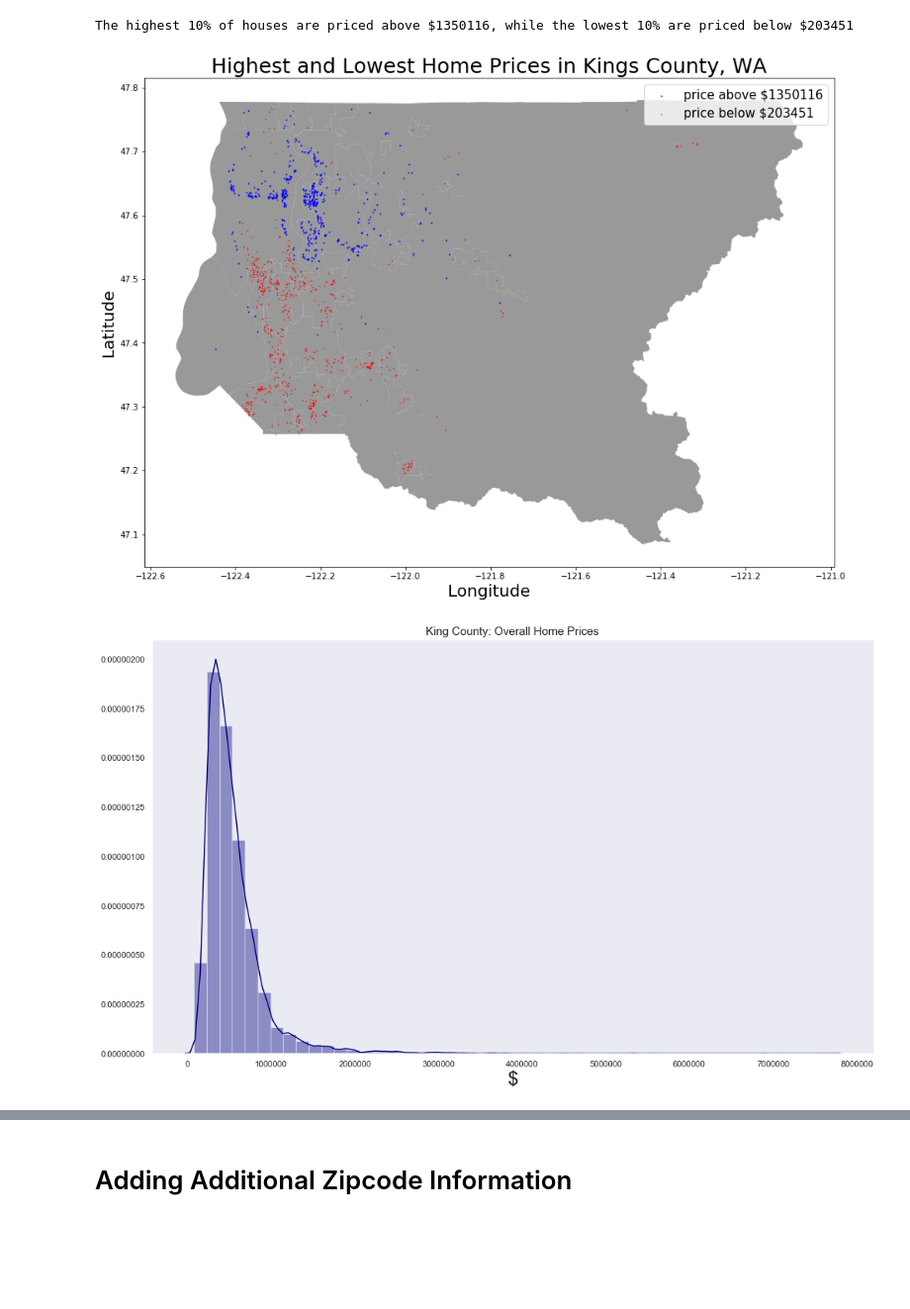
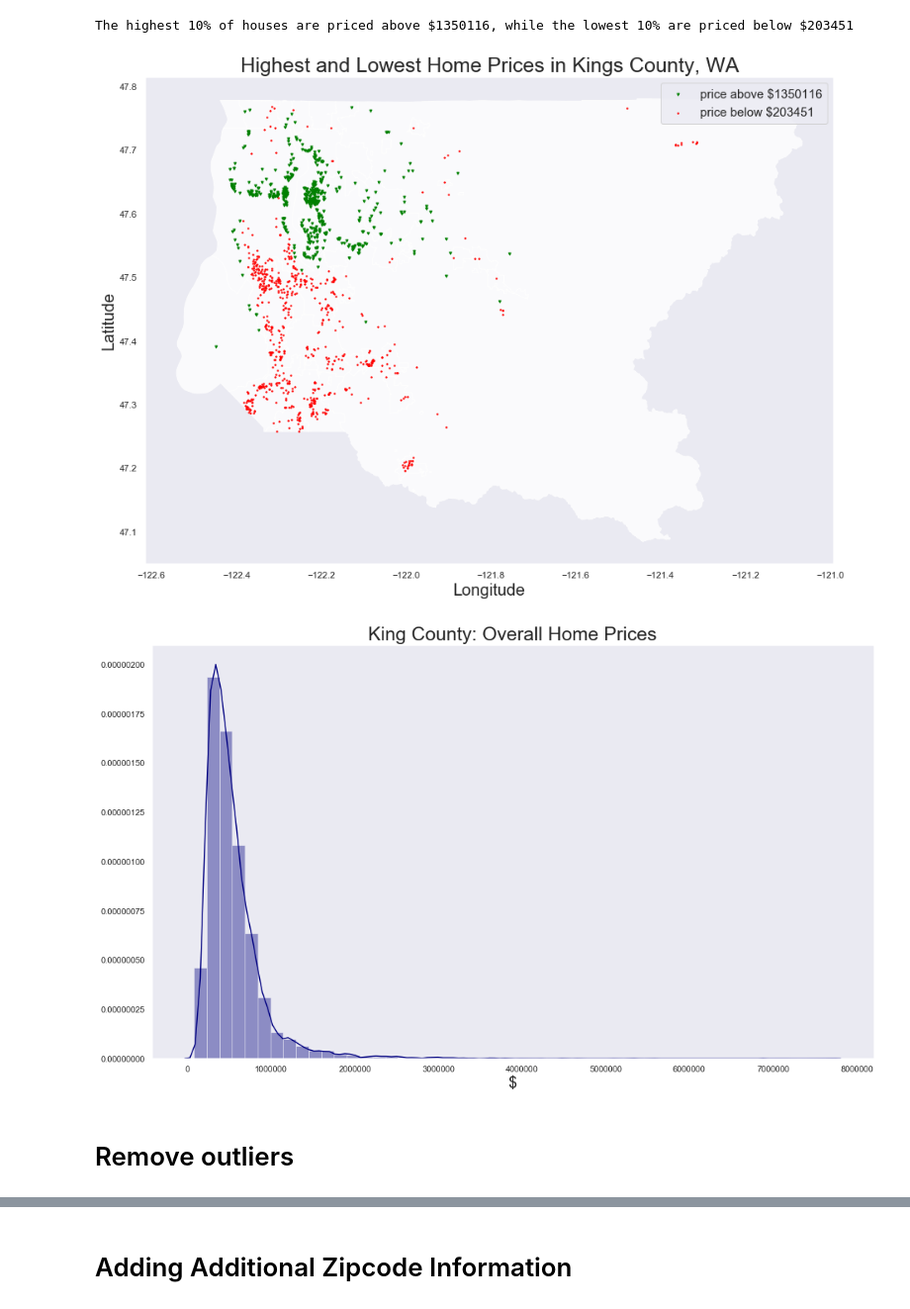
Before and after one commit to brenfrrs/kings_county_housing, a Jupyter notebook: EDA/final_draft.ipynb, the cells around one changed output, grey strips where cells are left out. Shown: that part at 99% size. Saved outputs shown, nothing was run; the diff lists cells and outputs as text; code cells hidden in the pictures; blank space fills up the shorter version.

```diff
--- a/EDA/final_draft.ipynb
+++ b/EDA/final_draft.ipynb
@@ -24,0 +38,12 @@ holdout_data = pd.read_csv('/Users/brendanferris/Desktop/kings_county_housing/kc
+# %%
+y = training_data.price
+x = training_data.drop(['price', 'Unnamed: 0', 'date'], axis=1)
+
+x_train, x_test, y_train, y_test = train_test_split(x, y, random_state=42, test_size=.2)
+x_train.shape, x_test.shape
+
+baseline_lr = LinearRegression()
+baseline_lr.fit(x_train, y_train)
+y_hat = baseline_lr.predict(x_test)
+MSE = mean_squared_error(y_test, y_hat)
+print('Baseline RMSE:',np.sqrt(MSE).round(5))
@@ -35,31 +62,37 @@ The highest 10% of houses are priced above $1350116, while the lowest 10% are pr
 # %%
 king_map = gpd.read_file('/Users/brendanferris/Desktop/kings_county_housing/EDA/Cities_and_Unincorporated_King_County___city_kc_area-shp')
 geometry = [Point(x,y) for x,y in zip(training_data['long'], training_data['lat'])]
-geo_df = gpd.GeoDataFrame(training_data, crs = crs, geometry = geometry)
+fig, ax = plt.subplots(figsize = (15,15))
+king_map.plot(ax=ax, alpha = 0.8, color = 'white', aspect='auto')
+geo_df = gpd.GeoDataFrame(training_data,
+                          geometry = geometry)
 
-fig, ax = plt.subplots(figsize = (15,15))
-king_map.plot(ax=ax, alpha = 0.8, color = 'grey')
-
-geo_df[geo_df['price'] > average_top_prices].plot(ax = ax , markersize = 1,
-                   color = 'blue',marker = 'v', aspect = 1.5, label="price above ${}".format(int(average_top_prices)))
-geo_df[geo_df['price'] < average_lower_prices].plot(ax = ax , markersize = 1,
-                   color = 'red',marker = '.',aspect = 1.5, label = "price below ${}".format(int(average_lower_prices)))
+geo_df[geo_df['price'] > average_top_prices].plot(ax = ax , markersize = 8,
+                                                  color = 'green', marker = 'v',
+                                                  aspect = 1.5, label="price above ${}".format(int(average_top_prices)))
+geo_df[geo_df['price'] < average_lower_prices].plot(ax = ax , markersize = 8,
+                                                    color = 'red',marker = '.',
+                                                    aspect = 1.5, label = "price below ${}".format(int(average_lower_prices)))
 
 ax.set_title('Highest and Lowest Home Prices in Kings County, WA', fontdict =
              {'fontsize': 25})
 
 ax.set_ylabel('Latitude',fontdict = {'fontsize': 20})
 ax.set_xlabel('Longitude',fontdict = {'fontsize': 20})
 plt.legend(prop={"size":15});
+
+#remove geometry no longer needed
+training_data.drop(['geometry'], axis=1, inplace=True)
 # %% [output]
-[figure, old version]
+[figure, new version]
 # %%
-#fig, ax = plt.subplots(figsize = (15,15))
+sns.set(rc={'figure.figsize':(17,10)})
 sns.set_style('dark')
 sns.distplot(training_data['price'], color='navy')
 
-sns.set(rc={'figure.figsize':(17,10)})
-plt.xlabel("$", fontsize= 25)
-plt.title("King County: Overall Home Prices", fontsize= 15);
+plt.xlabel("$", fontsize= 20)
+plt.title("King County: Overall Home Prices", fontsize= 25);
 # %% [output]
-[figure, old version]
+[figure, new version]
+# %% [markdown]
+# Remove outliers
```
Also changed, not shown: parts of 58 cells of this notebook, 1 other file.
